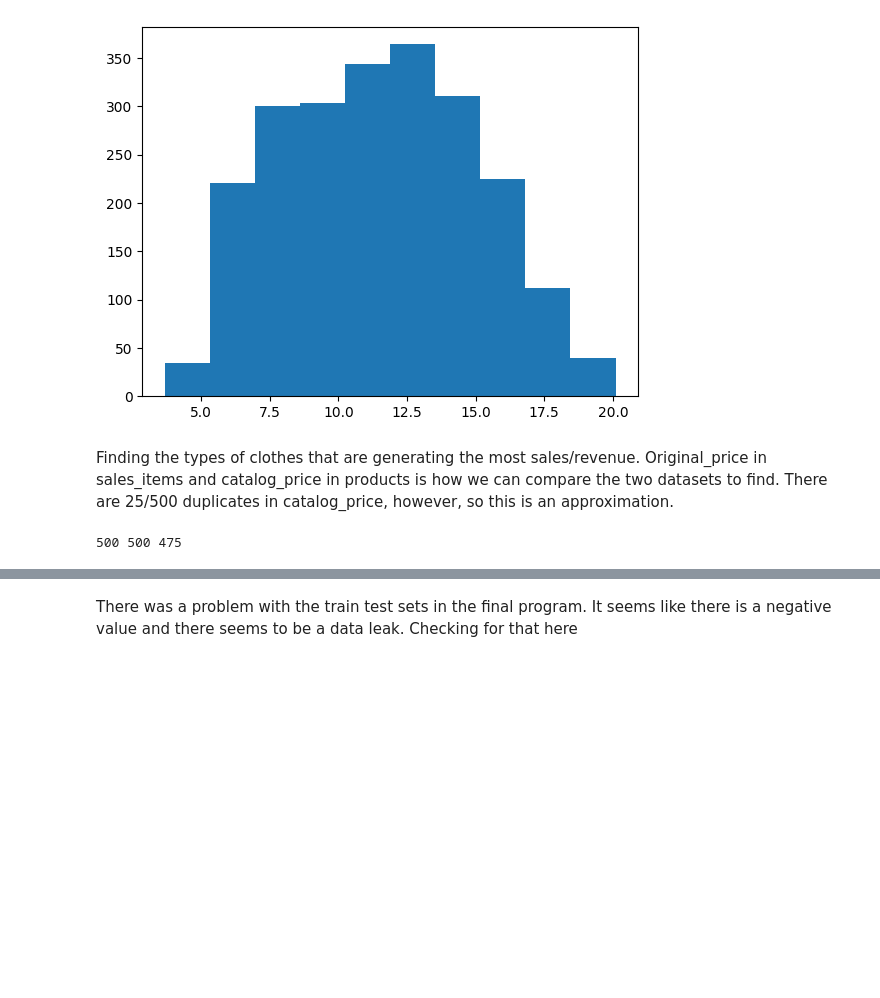
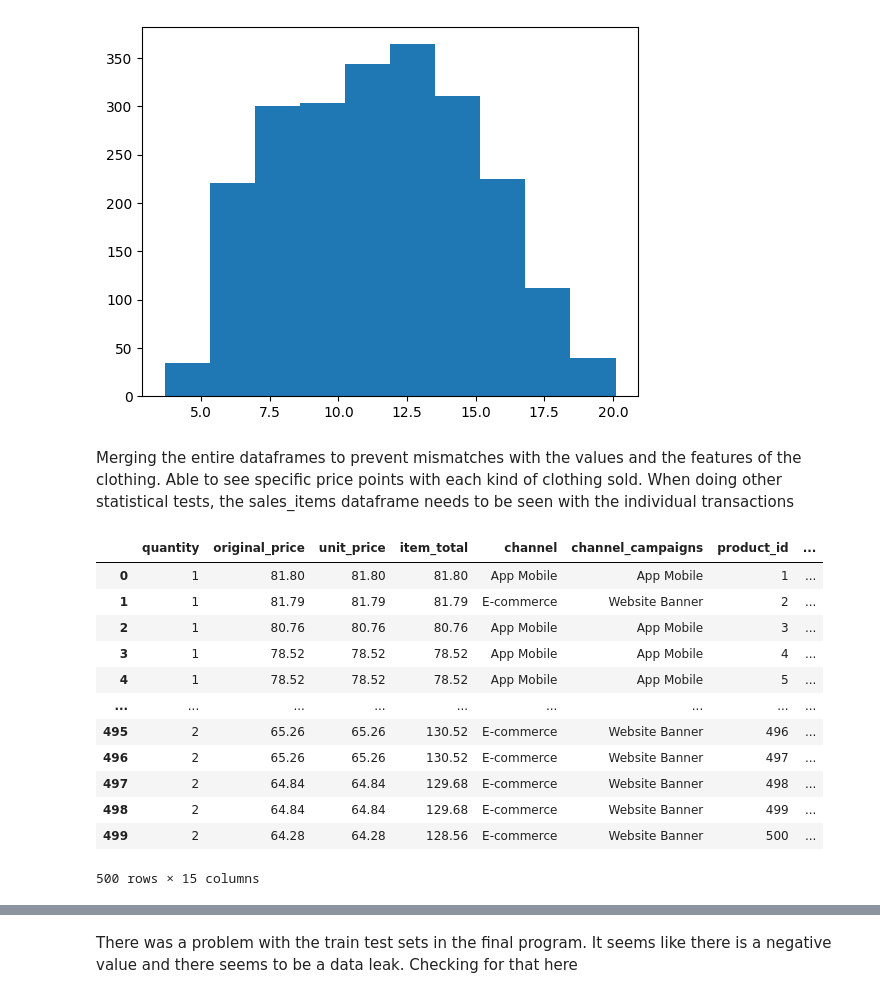
Before and after one commit to tanishasikder/Europe-Fashion, a Jupyter notebook: Business Logic/description.ipynb, the cells around one changed output, grey strips where cells are left out. Saved outputs shown, nothing was run; the diff lists cells and outputs as text; code cells hidden in the pictures; blank space fills up the shorter version.

```diff
--- a/Business Logic/description.ipynb
+++ b/Business Logic/description.ipynb
@@ -337,12 +337,26 @@ plt.show()
 # %% [output]
 [figure]
 # %% [markdown]
-Finding the types of clothes that are generating the most sales/revenue. Original_price in sales_items and catalog_price in products is how we can compare the two datasets to find. There are 25/500 duplicates in catalog_price, however, so this is an approximation.
+Merging the entire dataframes to prevent mismatches with the values and the features of the clothing. Able to see specific price points with each kind of clothing sold. When doing other statistical tests, the sales_items dataframe needs to be seen with the individual transactions
 # %%
-names = set(products['product_name'])
-original_prices = products['catalog_price']
-prices = set(products['catalog_price'])
+total = sales_items.merge(
+    products,
+    left_index=True,
+    right_index=True
+)
 
-print(len(names), len(original_prices), len(prices))
+total
 # %% [output]
+|  | quantity | original_price | unit_price | item_total | channel | channel_campaigns | product_id | ... |
+| 0 | 1 | 81.80 | 81.80 | 81.80 | App Mobile | App Mobile | 1 | ... |
+| 1 | 1 | 81.79 | 81.79 | 81.79 | E-commerce | Website Banner | 2 | ... |
+| 2 | 1 | 80.76 | 80.76 | 80.76 | App Mobile | App Mobile | 3 | ... |
+| 3 | 1 | 78.52 | 78.52 | 78.52 | App Mobile | App Mobile | 4 | ... |
+| 4 | 1 | 78.52 | 78.52 | 78.52 | App Mobile | App Mobile | 5 | ... |
+| ... | ... | ... | ... | ... | ... | ... | ... | ... |
+| 495 | 2 | 65.26 | 65.26 | 130.52 | E-commerce | Website Banner | 496 | ... |
+| 496 | 2 | 65.26 | 65.26 | 130.52 | E-commerce | Website Banner | 497 | ... |
+| 497 | 2 | 64.84 | 64.84 | 129.68 | E-commerce | Website Banner | 498 | ... |
+| 498 | 2 | 64.84 | 64.84 | 129.68 | E-commerce | Website Banner | 499 | ... |
+| 499 | 2 | 64.28 | 64.28 | 128.56 | E-commerce | Website Banner | 500 | ... |
-500 500 475
+500 rows × 15 columns
```
Also changed, not shown: parts of 4 cells of this notebook, 1 other file.
